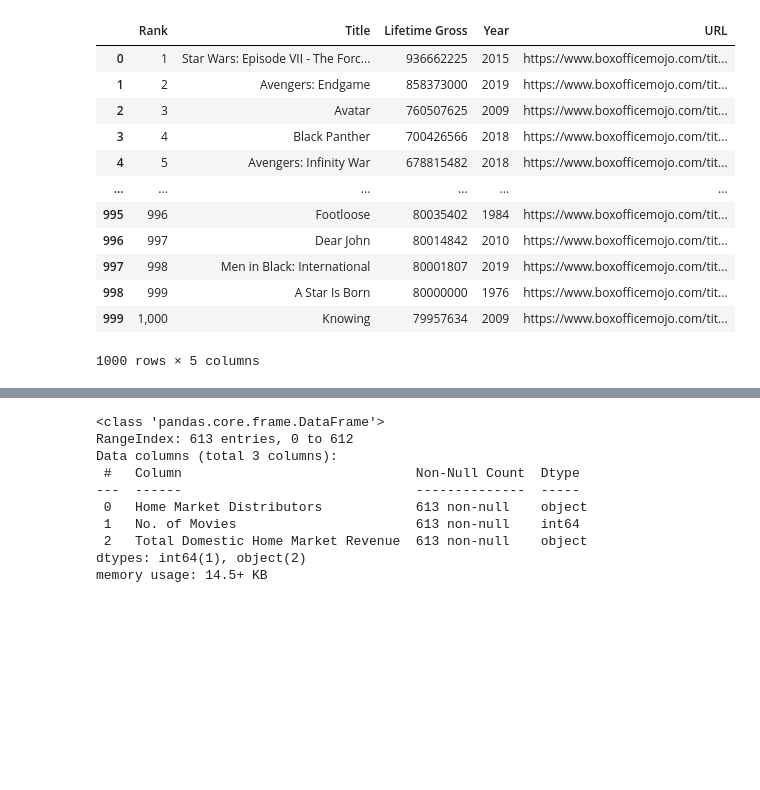
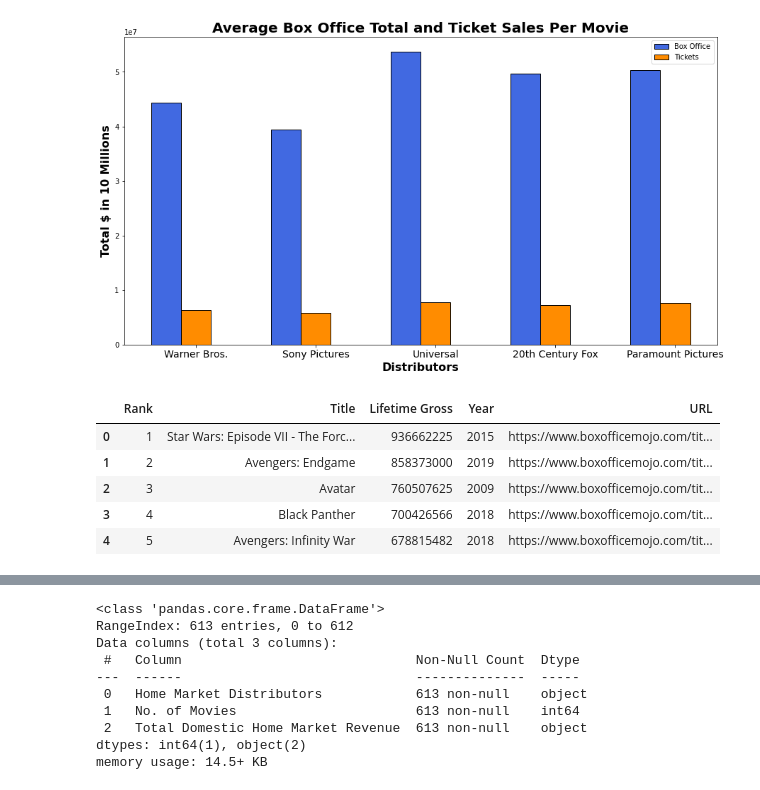
Before and after one commit to davebrown271/Microsoft-Movie-Analysis, a Jupyter notebook: movie_data.ipynb, the cells around one changed output, grey strips where cells are left out. Drawn from its saved outputs; the diff is of its cells as text; code cells hidden in the pictures; blank space fills up the shorter version.

```diff
--- a/movie_data.ipynb
+++ b/movie_data.ipynb
@@ -61,3 +145,31 @@ df.head()
+# %%
+import matplotlib.pyplot as plt
+import numpy as np
+
+barWidth = 0.25
+
+bars1 = box_office_per_movie
+bars2 = tickets_per_movie
+
+r1 = np.arange(len(bars1))
+r2 = [x + barWidth for x in r1]
+
+plt.figure(figsize=(15,8))
+plt.bar(r1, bars1, color='royalblue', width=barWidth, edgecolor='black', label='Box Office')
+plt.bar(r2, bars2, color='darkorange', width=barWidth, edgecolor='black', label='Tickets')
+
+# Add xticks on the middle of the group bars
+plt.title('Average Box Office Total and Ticket Sales Per Movie', fontweight='bold', fontsize=20)
+plt.xlabel('Distributors', fontweight='bold', fontsize=16)
+plt.xticks([r + barWidth for r in range(len(bars1))], ['Warner Bros.', 'Sony Pictures', 'Universal',
+                                                       '20th Century Fox', 'Paramount Pictures'], fontsize=14)
+plt.ylabel('Total $ in 10 Millions', fontweight='bold', fontsize=16)
+
+# Create legend & Show graphic
+plt.legend()
+plt.show()
+# %% [output]
+[figure, added]
 # %%
 # Cat's Code
 # DON'T RUN THIS CODE UNLESS YOU HAVE 30 MINS
@@ -94,32 +211,25 @@ def get_table(soup):
 # %%
 url = 'https://www.boxofficemojo.com/chart/top_lifetime_gross/'
 base_url = 'https://www.boxofficemojo.com'
-df = pd.DataFrame()
+df_movie = pd.DataFrame()
 
 # Get HTML data for top 1000 grossing movies from Box Office Mojo
 for i in range(5):
     html_page = requests.get(url)
     soup = BeautifulSoup(html_page.content, 'html.parser')
     fetched_data = get_table(soup)
     if i < 4:
         url = base_url + soup.findAll('li', class_='a-last')[0].find('a').attrs["href"]
-    df = df.append(fetched_data, ignore_index = True)
+    df_movie = df_movie.append(fetched_data, ignore_index = True)
 
-df
+df_movie.head()
 # %% [output]
 |  | Rank | Title | Lifetime Gross | Year | URL |
 | 0 | 1 | Star Wars: Episode VII - The Forc... | 936662225 | 2015 | https://www.boxofficemojo.com/tit... |
 | 1 | 2 | Avengers: Endgame | 858373000 | 2019 | https://www.boxofficemojo.com/tit... |
 | 2 | 3 | Avatar | 760507625 | 2009 | https://www.boxofficemojo.com/tit... |
 | 3 | 4 | Black Panther | 700426566 | 2018 | https://www.boxofficemojo.com/tit... |
 | 4 | 5 | Avengers: Infinity War | 678815482 | 2018 | https://www.boxofficemojo.com/tit... |
-| ... | ... | ... | ... | ... | ... |
-| 995 | 996 | Footloose | 80035402 | 1984 | https://www.boxofficemojo.com/tit... |
-| 996 | 997 | Dear John | 80014842 | 2010 | https://www.boxofficemojo.com/tit... |
-| 997 | 998 | Men in Black: International | 80001807 | 2019 | https://www.boxofficemojo.com/tit... |
-| 998 | 999 | A Star Is Born | 80000000 | 1976 | https://www.boxofficemojo.com/tit... |
-| 999 | 1,000 | Knowing | 79957634 | 2009 | https://www.boxofficemojo.com/tit... |
-1000 rows × 5 columns
 # %%
 # Iterate through above dataframe and pull data from each movie's page
 def get_movie_data(url):
```
Also changed, not shown: parts of 18 cells of this notebook, 5 other files.
